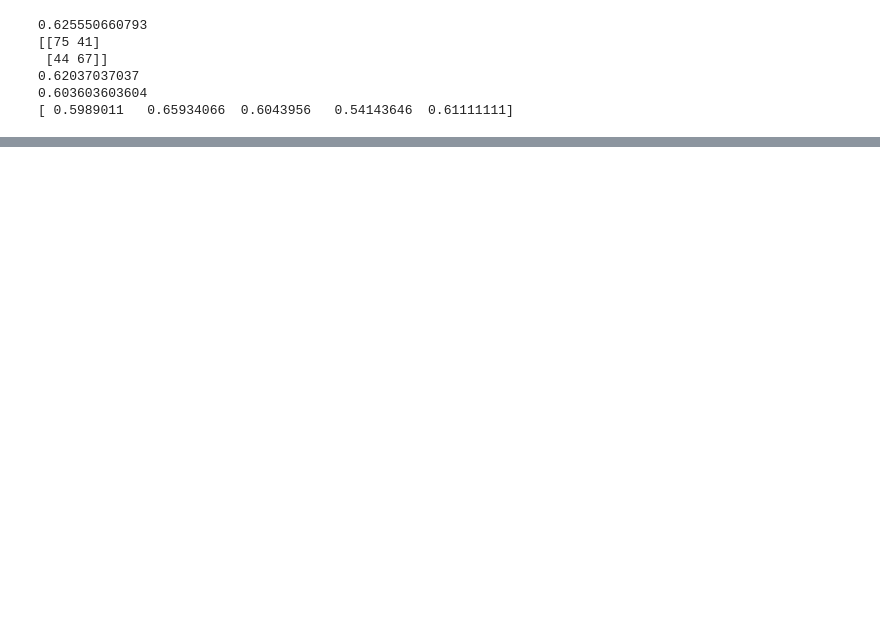
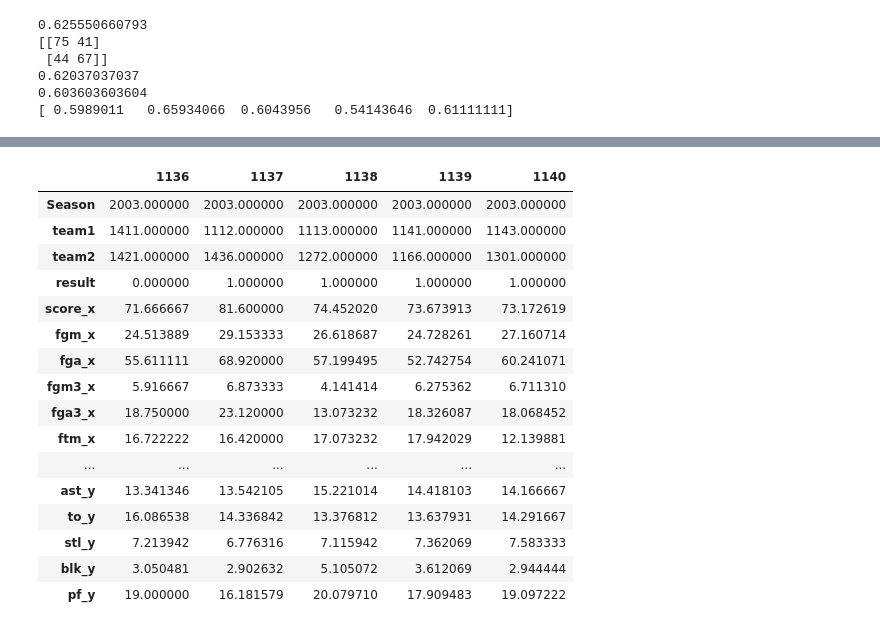
Before and after one commit to chensong5225/Kaggle_NCAA2017, a Jupyter notebook: chen_enhance2.ipynb, the cells around one changed output, grey strips where cells are left out. Saved outputs shown, nothing was run; the diff lists cells and outputs as text; code cells hidden in the pictures; blank space fills up the shorter version.

```diff
--- a/chen_enhance2.ipynb
+++ b/chen_enhance2.ipynb
@@ -154,0 +150,20 @@ plt.show()
+# %%
+np.transpose(data0.head())
+# %% [output]
+|  | 1136 | 1137 | 1138 | 1139 | 1140 |
+| Season | 2003.000000 | 2003.000000 | 2003.000000 | 2003.000000 | 2003.000000 |
+| team1 | 1411.000000 | 1112.000000 | 1113.000000 | 1141.000000 | 1143.000000 |
+| team2 | 1421.000000 | 1436.000000 | 1272.000000 | 1166.000000 | 1301.000000 |
+| result | 0.000000 | 1.000000 | 1.000000 | 1.000000 | 1.000000 |
+| score_x | 71.666667 | 81.600000 | 74.452020 | 73.673913 | 73.172619 |
+| fgm_x | 24.513889 | 29.153333 | 26.618687 | 24.728261 | 27.160714 |
+| fga_x | 55.611111 | 68.920000 | 57.199495 | 52.742754 | 60.241071 |
+| fgm3_x | 5.916667 | 6.873333 | 4.141414 | 6.275362 | 6.711310 |
+| fga3_x | 18.750000 | 23.120000 | 13.073232 | 18.326087 | 18.068452 |
+| ftm_x | 16.722222 | 16.420000 | 17.073232 | 17.942029 | 12.139881 |
+| ... | ... | ... | ... | ... | ... |
+| ast_y | 13.341346 | 13.542105 | 15.221014 | 14.418103 | 14.166667 |
+| to_y | 16.086538 | 14.336842 | 13.376812 | 13.637931 | 14.291667 |
+| stl_y | 7.213942 | 6.776316 | 7.115942 | 7.362069 | 7.583333 |
+| blk_y | 3.050481 | 2.902632 | 5.105072 | 3.612069 | 2.944444 |
+| pf_y | 19.000000 | 16.181579 | 20.079710 | 17.909483 | 19.097222 |
```
Also changed, not shown: parts of 3 cells of this notebook, 4 other files.
